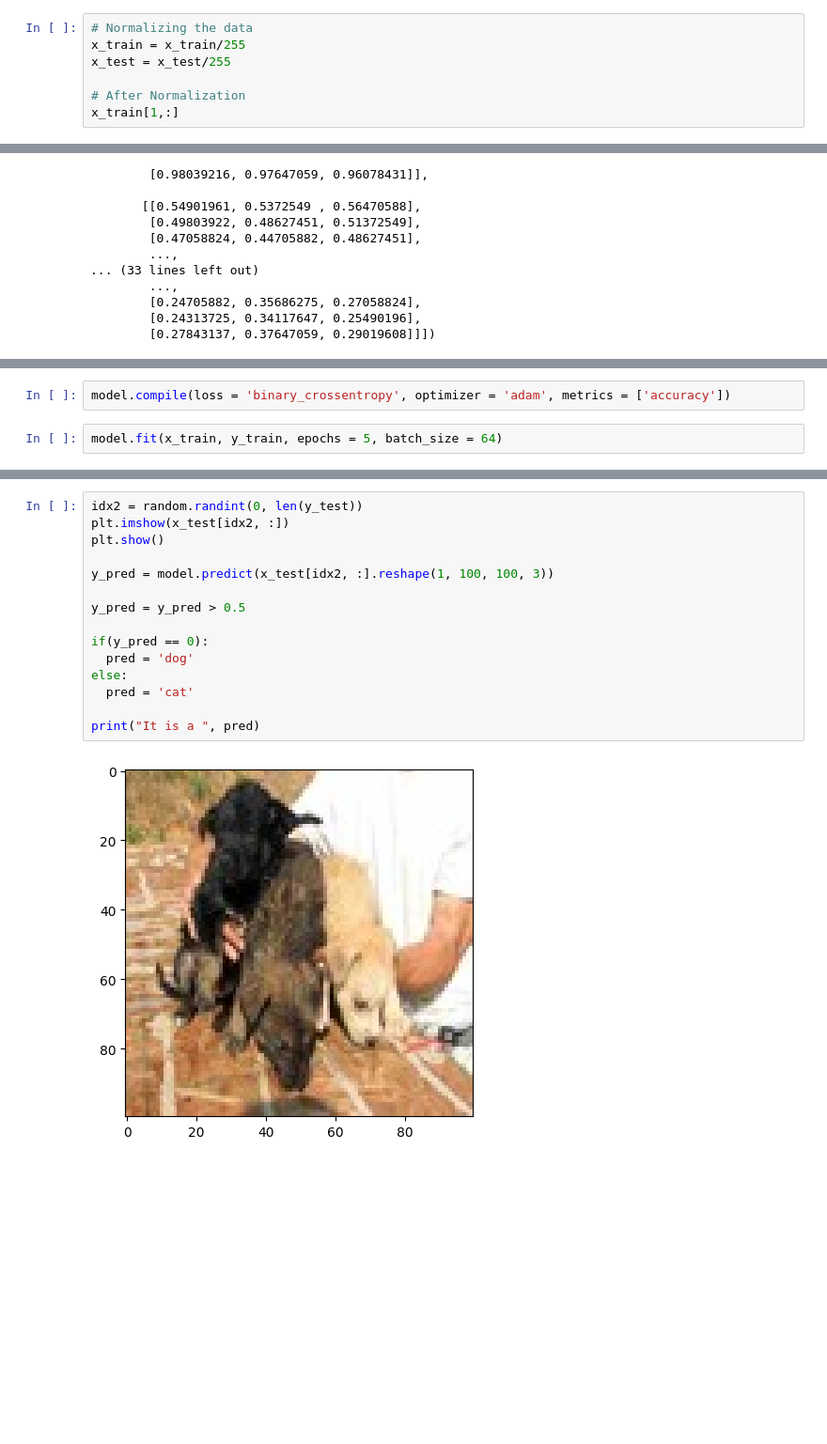
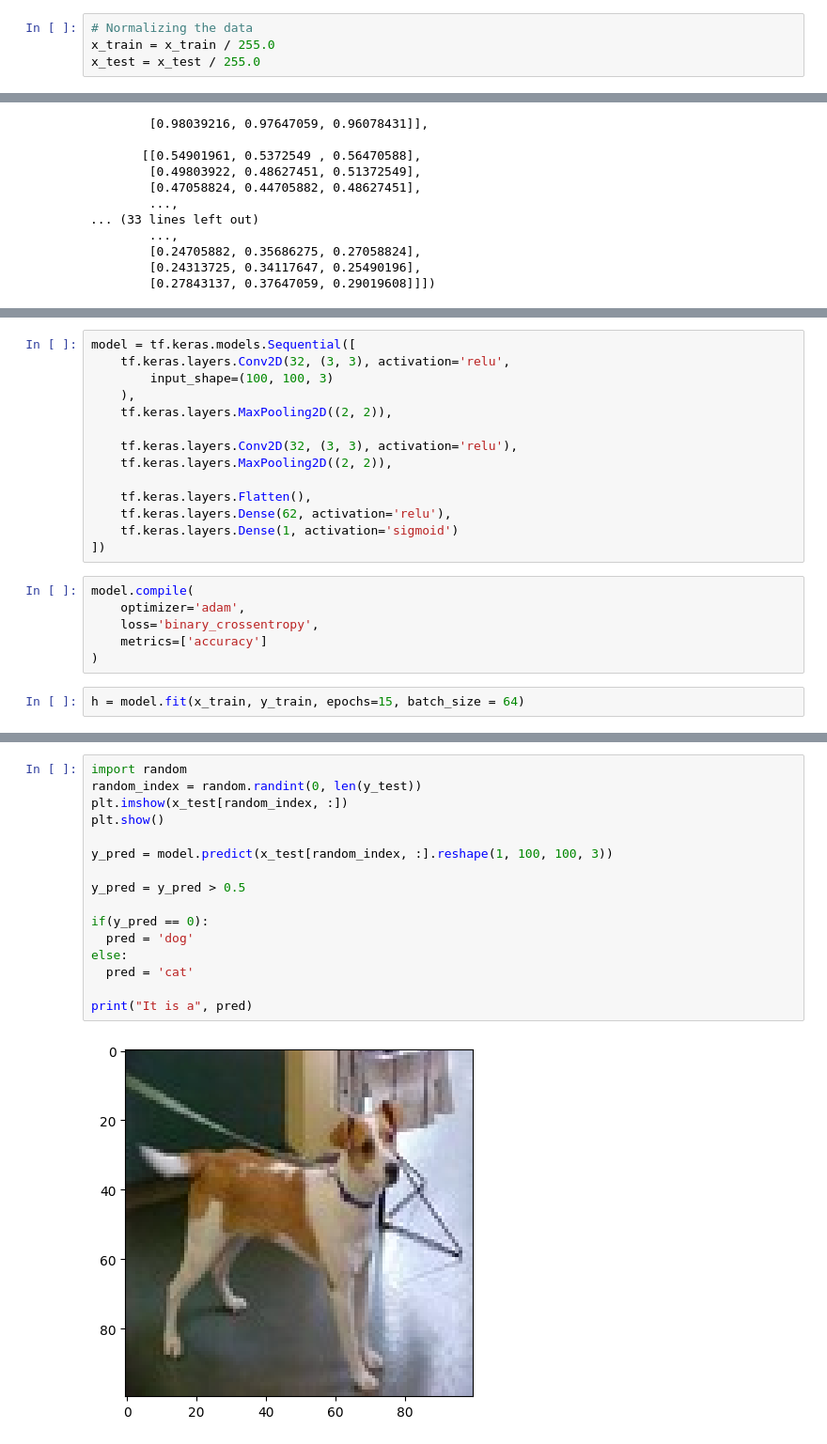
Before and after one commit to crpytoscooby/College-Assignment-1, a Jupyter notebook: Deep Learning Lab/Assignment3B.ipynb, the cells around one changed output, grey strips where cells are left out. Shown at 94% size. Saved outputs shown, nothing was run; the diff lists cells and outputs as text; blank space fills up the shorter version.

```diff
--- a/Deep Learning Lab/Assignment3B.ipynb
+++ b/Deep Learning Lab/Assignment3B.ipynb
@@ -81,10 +78,7 @@ Shape of y_test :  (400, 1)
 # %%
 # Normalizing the data
-x_train = x_train/255
-x_test = x_test/255
-
-# After Normalization
-x_train[1,:]
+x_train = x_train / 255.0
+x_test = x_test / 255.0
 # %% [output]
 array([[[0.51372549, 0.50196078, 0.52941176],
         [0.62745098, 0.61568627, 0.64313725],
@@ -136,5 +100,23 @@ To enable them in other operations, rebuild TensorFlow with the appropriate comp
+# %%
+model = tf.keras.models.Sequential([
+    tf.keras.layers.Conv2D(32, (3, 3), activation='relu',
+        input_shape=(100, 100, 3)
+    ),
+    tf.keras.layers.MaxPooling2D((2, 2)),
+
+    tf.keras.layers.Conv2D(32, (3, 3), activation='relu'),
+    tf.keras.layers.MaxPooling2D((2, 2)),
+
+    tf.keras.layers.Flatten(),
+    tf.keras.layers.Dense(62, activation='relu'),
+    tf.keras.layers.Dense(1, activation='sigmoid')
+])
 # %%
-model.compile(loss = 'binary_crossentropy', optimizer = 'adam', metrics = ['accuracy'])
+model.compile(
+    optimizer='adam',
+    loss='binary_crossentropy',
+    metrics=['accuracy']
+)
 # %%
-model.fit(x_train, y_train, epochs = 5, batch_size = 64)
+h = model.fit(x_train, y_train, epochs=15, batch_size = 64)
 # %% [output]
@@ -158,17 +157,18 @@ model.evaluate(x_test, y_test)
 # %%
-idx2 = random.randint(0, len(y_test))
-plt.imshow(x_test[idx2, :])
+import random
+random_index = random.randint(0, len(y_test))
+plt.imshow(x_test[random_index, :])
 plt.show()
 
-y_pred = model.predict(x_test[idx2, :].reshape(1, 100, 100, 3))
+y_pred = model.predict(x_test[random_index, :].reshape(1, 100, 100, 3))
 
 y_pred = y_pred > 0.5
 
 if(y_pred == 0):
   pred = 'dog'
 else:
   pred = 'cat'
 
-print("It is a ", pred)
+print("It is a", pred)
 # %% [output]
-[figure, old version]
+[figure, new version]
```
Also changed, not shown: parts of 16 cells of this notebook, 1 other file.
